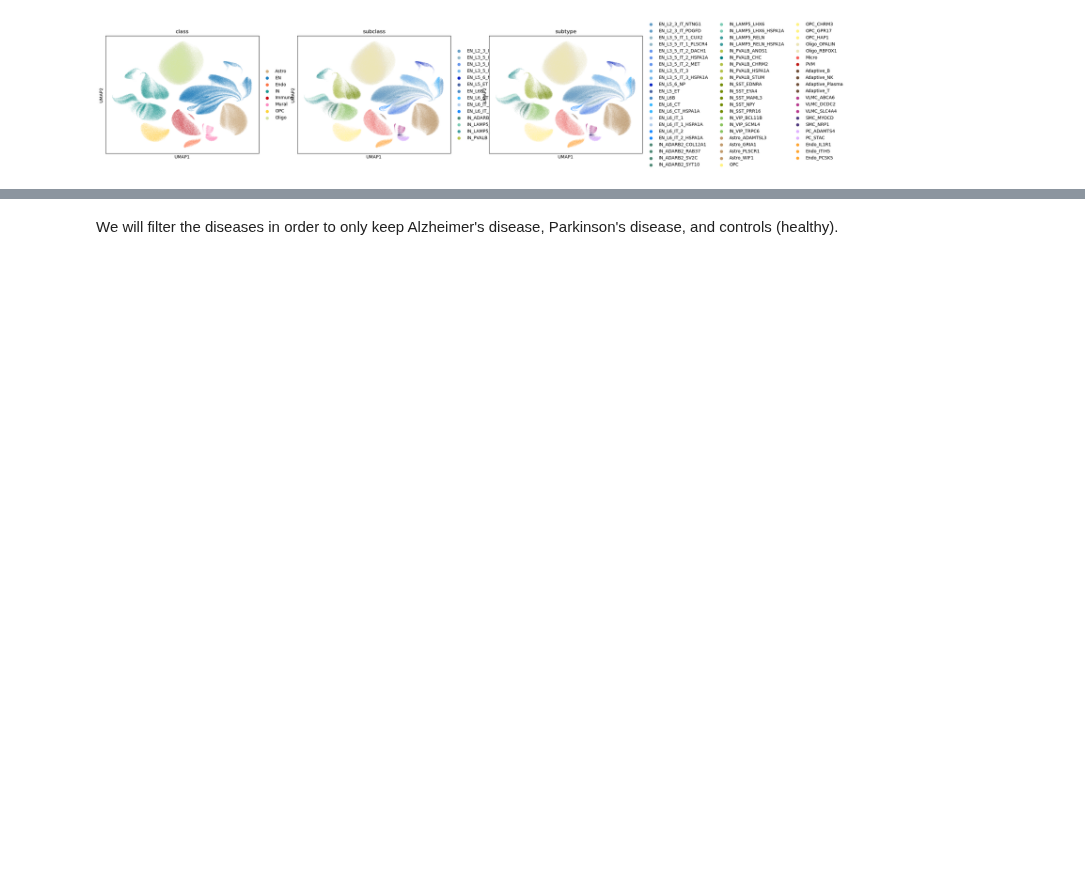
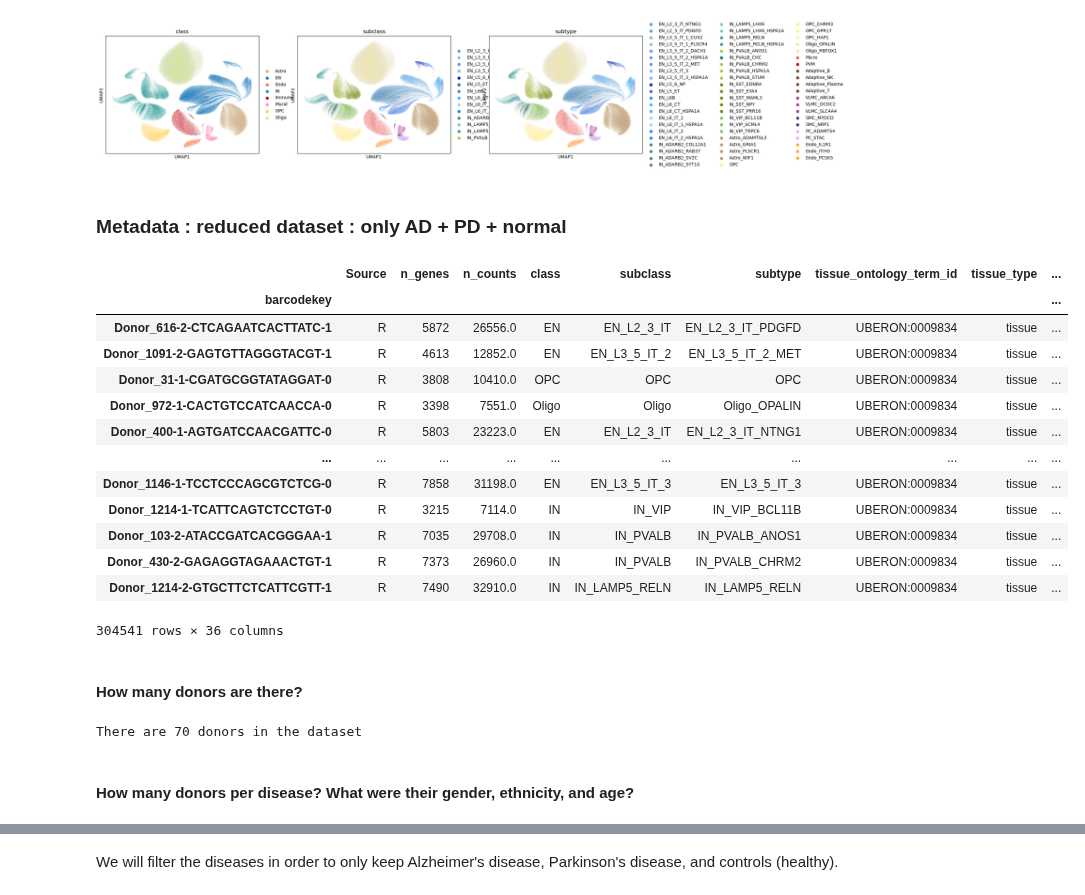
Before and after one commit to elodiehusson/transcriptomics-code, a Jupyter notebook: reduction of dataset.ipynb, the cells around one changed output, grey strips where cells are left out. Drawn from its saved outputs; the diff is of its cells as text; code cells hidden in the pictures; blank space fills up the shorter version.

```diff
--- a/reduction of dataset.ipynb
+++ b/reduction of dataset.ipynb
@@ -14,7 +15,7 @@ Original dataset; Size: 6,28 GB - 26 Disease Types
 ## = mode 'backed'
 
 #Elodie's path
-# adata = sc.read_h5ad("/Users/elodiehusson/Desktop/AD & PD/adata.h5ad", backed='r') # Make sure to change the path to the file on your computer
+adata = sc.read_h5ad("/Users/elodiehusson/Desktop/AD & PD/adata.h5ad", backed='r') # Make sure to change the path to the file on your computer
 
 #Yara's path
 #adata = sc.read_h5ad("adata.h5ad", backed='r') # Make sure to change the path to the file on your computer
@@ -170,3 +196,47 @@ To visualize the corresponding UMAP, remove the #:
 sc.pl.umap(adata, color=['class', 'subclass', 'subtype'])
 # %% [output]
 [figure]
+# %% [markdown]
+### **Metadata : reduced dataset : only AD + PD + normal**
+# %%
+is_AD = (adata.obs['disease'] == "dementia || Alzheimer disease")
+is_PD = (adata.obs['disease'] == "dementia || Parkinson disease")
+is_CTRL = (adata.obs['disease'] == "normal")
+
+## Getting the index of each mask (i.e. the positions in the AnnData object)
+AD_idx = np.flatnonzero(is_AD)
+PD_idx = np.flatnonzero(is_PD)
+CTRL_idx = np.flatnonzero(is_CTRL)
+
+# Randomly mixing indices
+np.random.shuffle(AD_idx)
+np.random.shuffle(PD_idx)
+np.random.shuffle(CTRL_idx)
+
+final_idx = np.concatenate([AD_idx, PD_idx, CTRL_idx])
+adata_sub = adata[final_idx, :]
+adata_sub.obs
+# %% [output]
+|  | Source | n_genes | n_counts | class | subclass | subtype | tissue_ontology_term_id | tissue_type | ... |
+| barcodekey |  |  |  |  |  |  |  |  | ... |
+| Donor_616-2-CTCAGAATCACTTATC-1 | R | 5872 | 26556.0 | EN | EN_L2_3_IT | EN_L2_3_IT_PDGFD | UBERON:0009834 | tissue | ... |
+| Donor_1091-2-GAGTGTTAGGGTACGT-1 | R | 4613 | 12852.0 | EN | EN_L3_5_IT_2 | EN_L3_5_IT_2_MET | UBERON:0009834 | tissue | ... |
+| Donor_31-1-CGATGCGGTATAGGAT-0 | R | 3808 | 10410.0 | OPC | OPC | OPC | UBERON:0009834 | tissue | ... |
+| Donor_972-1-CACTGTCCATCAACCA-0 | R | 3398 | 7551.0 | Oligo | Oligo | Oligo_OPALIN | UBERON:0009834 | tissue | ... |
+| Donor_400-1-AGTGATCCAACGATTC-0 | R | 5803 | 23223.0 | EN | EN_L2_3_IT | EN_L2_3_IT_NTNG1 | UBERON:0009834 | tissue | ... |
+| ... | ... | ... | ... | ... | ... | ... | ... | ... | ... |
+| Donor_1146-1-TCCTCCCAGCGTCTCG-0 | R | 7858 | 31198.0 | EN | EN_L3_5_IT_3 | EN_L3_5_IT_3 | UBERON:0009834 | tissue | ... |
+| Donor_1214-1-TCATTCAGTCTCCTGT-0 | R | 3215 | 7114.0 | IN | IN_VIP | IN_VIP_BCL11B | UBERON:0009834 | tissue | ... |
+| Donor_103-2-ATACCGATCACGGGAA-1 | R | 7035 | 29708.0 | IN | IN_PVALB | IN_PVALB_ANOS1 | UBERON:0009834 | tissue | ... |
+| Donor_430-2-GAGAGGTAGAAACTGT-1 | R | 7373 | 26960.0 | IN | IN_PVALB | IN_PVALB_CHRM2 | UBERON:0009834 | tissue | ... |
+| Donor_1214-2-GTGCTTCTCATTCGTT-1 | R | 7490 | 32910.0 | IN | IN_LAMP5_RELN | IN_LAMP5_RELN | UBERON:0009834 | tissue | ... |
+304541 rows × 36 columns
+# %% [markdown]
+#### **How many donors are there?**
+# %%
+n_donors_sub = len(adata_sub.obs["donor_id"].unique())
+print("There are", n_donors_sub, "donors in the dataset")
+# %% [output]
+There are 70 donors in the dataset
+# %% [markdown]
+#### **How many donors per disease? What were their gender, ethnicity, and age?**
```
Also changed, not shown: parts of 36 cells of this notebook.
